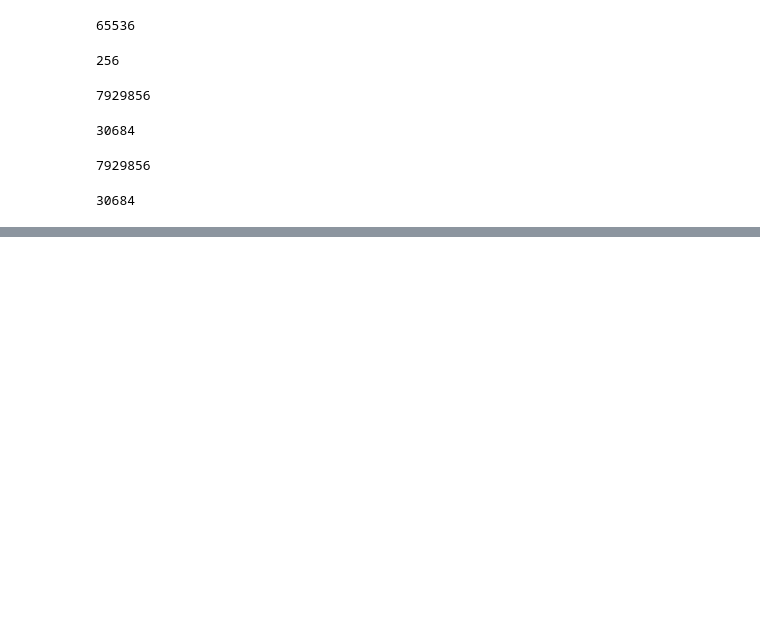
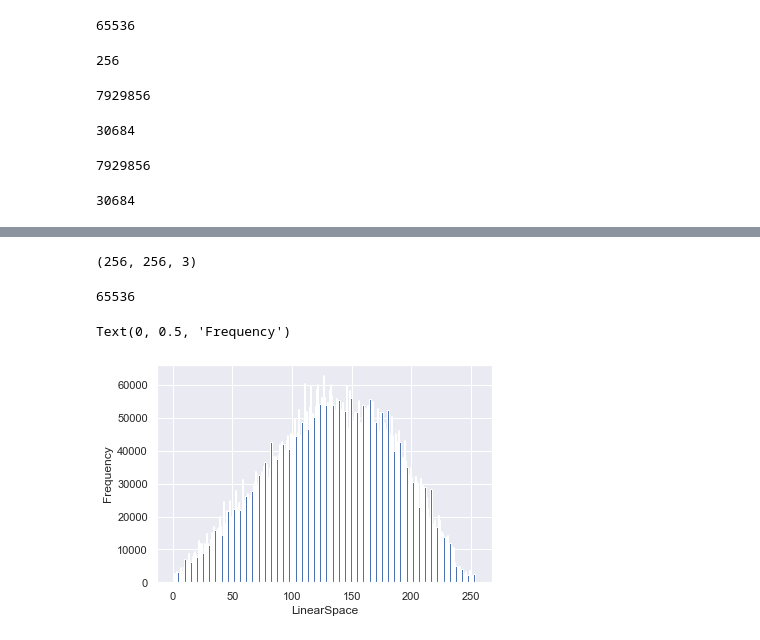
Before and after one commit to arpit2412/Generative-Adversarial-Network-, a Jupyter notebook: CycleGAN/Histogram_Plot.ipynb, the cells around one changed output, grey strips where cells are left out. Drawn from its saved outputs; the diff is of its cells as text; code cells hidden in the pictures; blank space fills up the shorter version.

Commit message:
Histogram

```diff
--- a/CycleGAN/Histogram_Plot.ipynb
+++ b/CycleGAN/Histogram_Plot.ipynb
@@ -866,0 +906,3 @@ len(linear_unique)
+# %%
+#full Dataset
+fullDataset = pd.DataFrame(list(zip(flat_large,linear_full)), columns=['RGB','LinearSpace'])
@@ -866,0 +919,15 @@ len(linear_unique)
+# %%
+quant_gptr[0].shape
+# %% [output]
+(256, 256, 3)
+# %%
+len(flat_list(quant_gptr[0]))
+# %% [output]
+65536
+# %%
+plt.hist(fullDataset['LinearSpace'], bins=range(256))
+plt.xlabel("LinearSpace")
+plt.ylabel('Frequency')
+# %% [output]
+Text(0, 0.5, 'Frequency')
+[figure, added]
```
Also changed, not shown: parts of 6 cells of this notebook.
